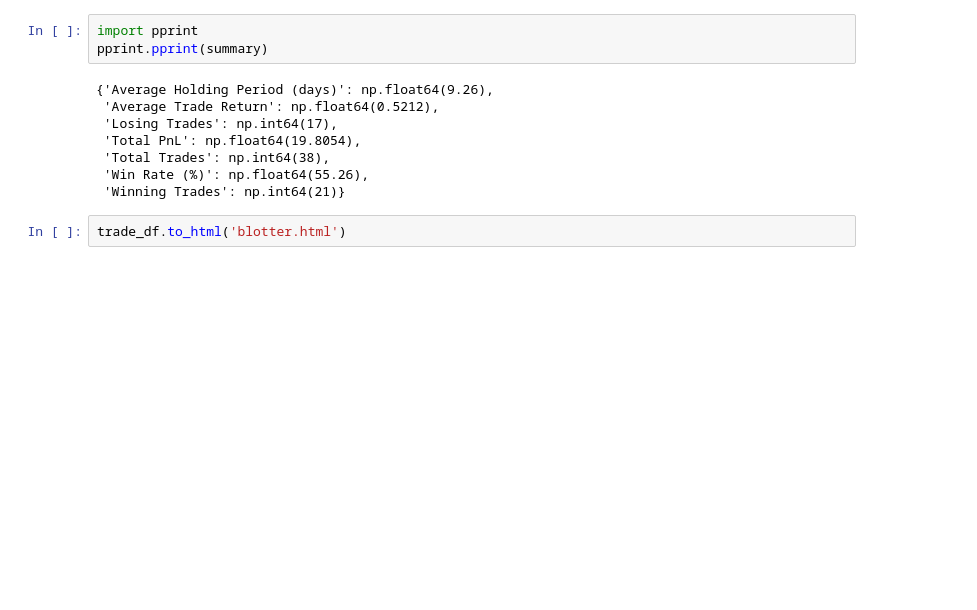
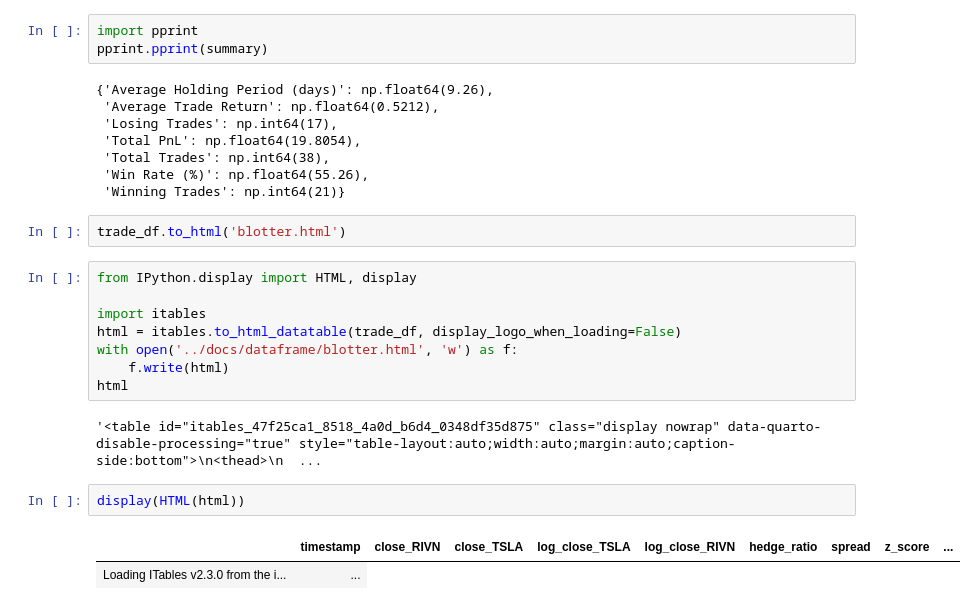
Before and after one commit to drink970082/FinTech533-EVAlgoTrade, a Jupyter notebook: notebook/fetch_data.ipynb, the cells around one changed output. Saved outputs shown, nothing was run; the diff lists cells and outputs as text; blank space fills up the shorter version.

Commit message:
change dataframe html to itable

```diff
--- a/notebook/fetch_data.ipynb
+++ b/notebook/fetch_data.ipynb
@@ -261,3 +261,18 @@ pprint.pprint(summary)
  'Winning Trades': np.int64(21)}
 # %%
 trade_df.to_html('blotter.html')
+# %%
+from IPython.display import HTML, display
+
+import itables
+html = itables.to_html_datatable(trade_df, display_logo_when_loading=False)
+with open('../docs/dataframe/blotter.html', 'w') as f:
+    f.write(html)
+html
+# %% [output]
+'<table id="itables_47f25ca1_8518_4a0d_b6d4_0348df35d875" class="display nowrap" data-quarto-disable-processing="true" style="table-layout:auto;width:auto;margin:auto;caption-side:bottom">\n<thead>\n  ...
+# %%
+display(HTML(html))
+# %% [output]
+|  | timestamp | close_RIVN | close_TSLA | log_close_TSLA | log_close_RIVN | hedge_ratio | spread | z_score | ... |
+| Loading ITables v2.3.0 from the i... | ... |
```
Also changed, not shown: 1 other file.
